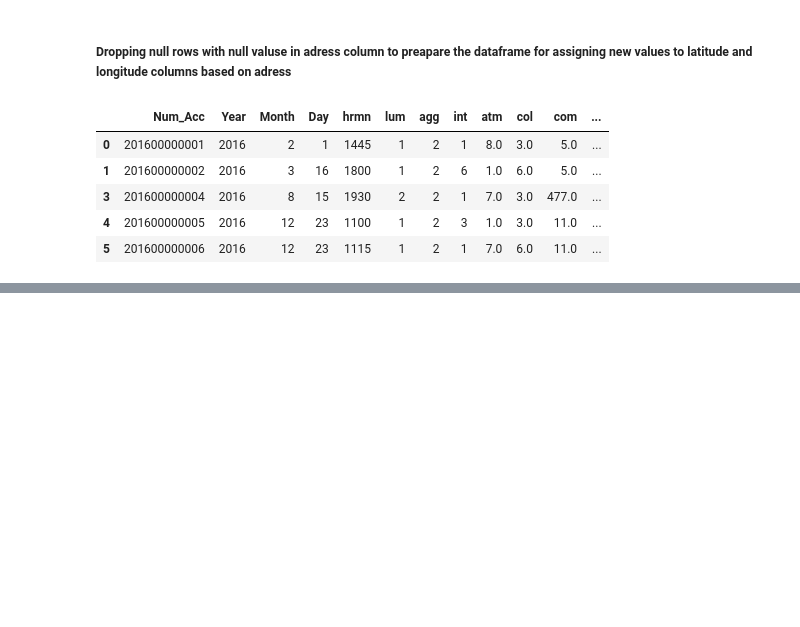
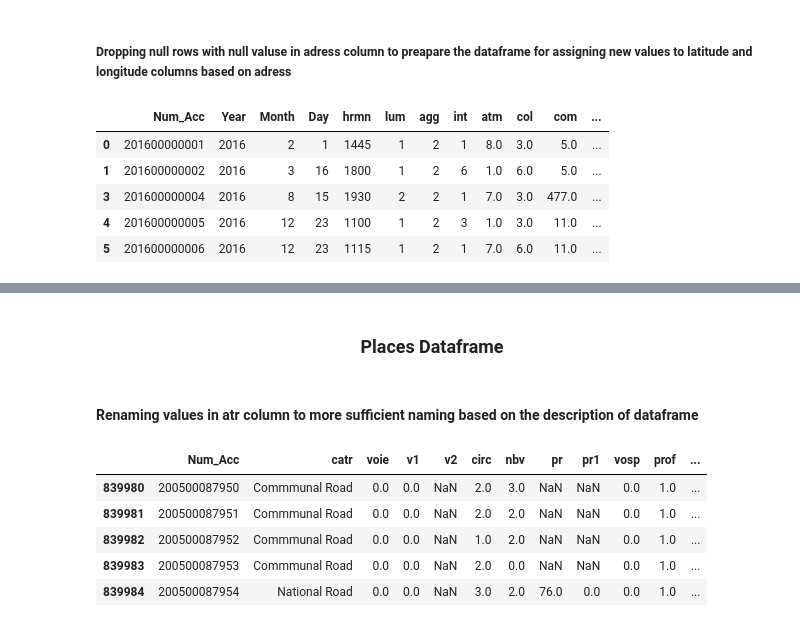
Before and after one commit to TheBlaze1/DataScience, a Jupyter notebook: AccidentsinFrance2005to2016.ipynb, the cells around one changed output, grey strips where cells are left out. Cells and saved outputs as stored; diff of their text form; code cells hidden in the pictures; blank space fills up the shorter version.

```diff
--- a/AccidentsinFrance2005to2016.ipynb
+++ b/AccidentsinFrance2005to2016.ipynb
@@ -1109,0 +1189,4 @@ df_cordinates
+# %% [markdown]
+### <center> Places Dataframe
+# %% [markdown]
+#### Renaming values in atr column to more sufficient naming based on the description of dataframe
@@ -1109,0 +1202,9 @@ df_cordinates
+# %%
+df_places.tail()
+# %% [output]
+|  | Num_Acc | catr | voie | v1 | v2 | circ | nbv | pr | pr1 | vosp | prof | ... |
+| 839980 | 200500087950 | Commmunal Road | 0.0 | 0.0 | NaN | 2.0 | 3.0 | NaN | NaN | 0.0 | 1.0 | ... |
+| 839981 | 200500087951 | Commmunal Road | 0.0 | 0.0 | NaN | 2.0 | 2.0 | NaN | NaN | 0.0 | 1.0 | ... |
+| 839982 | 200500087952 | Commmunal Road | 0.0 | 0.0 | NaN | 1.0 | 2.0 | NaN | NaN | 0.0 | 1.0 | ... |
+| 839983 | 200500087953 | Commmunal Road | 0.0 | 0.0 | NaN | 2.0 | 0.0 | NaN | NaN | 0.0 | 1.0 | ... |
+| 839984 | 200500087954 | National Road | 0.0 | 0.0 | NaN | 3.0 | 2.0 | 76.0 | 0.0 | 0.0 | 1.0 | ... |
```
Also changed, not shown: parts of 22 cells of this notebook.
